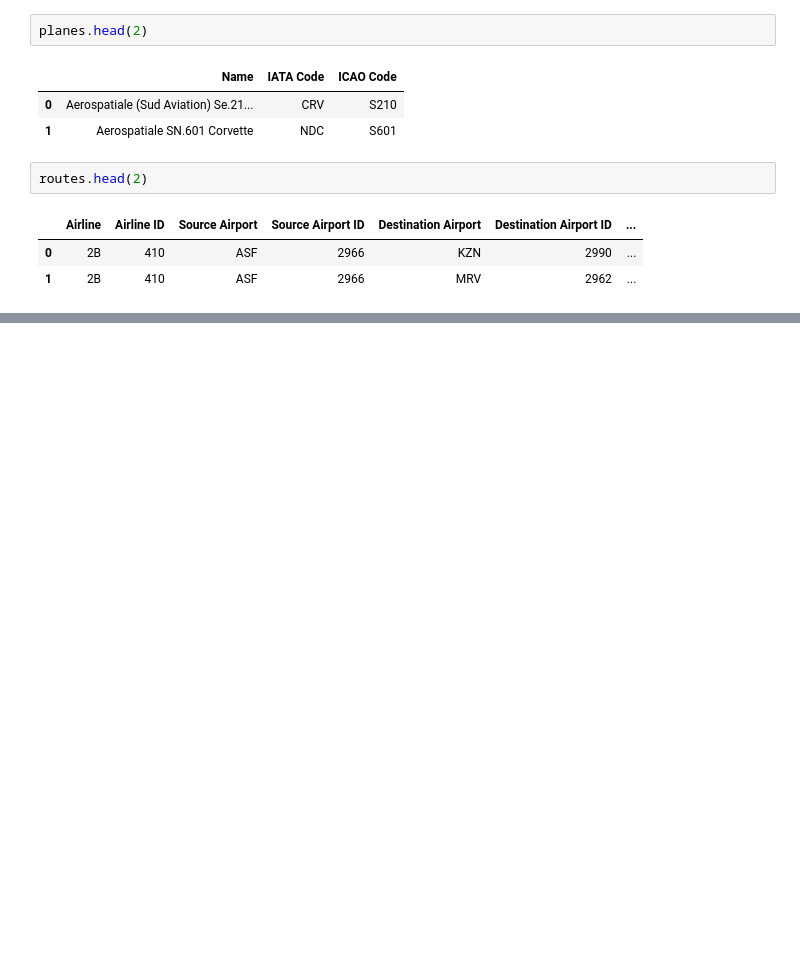
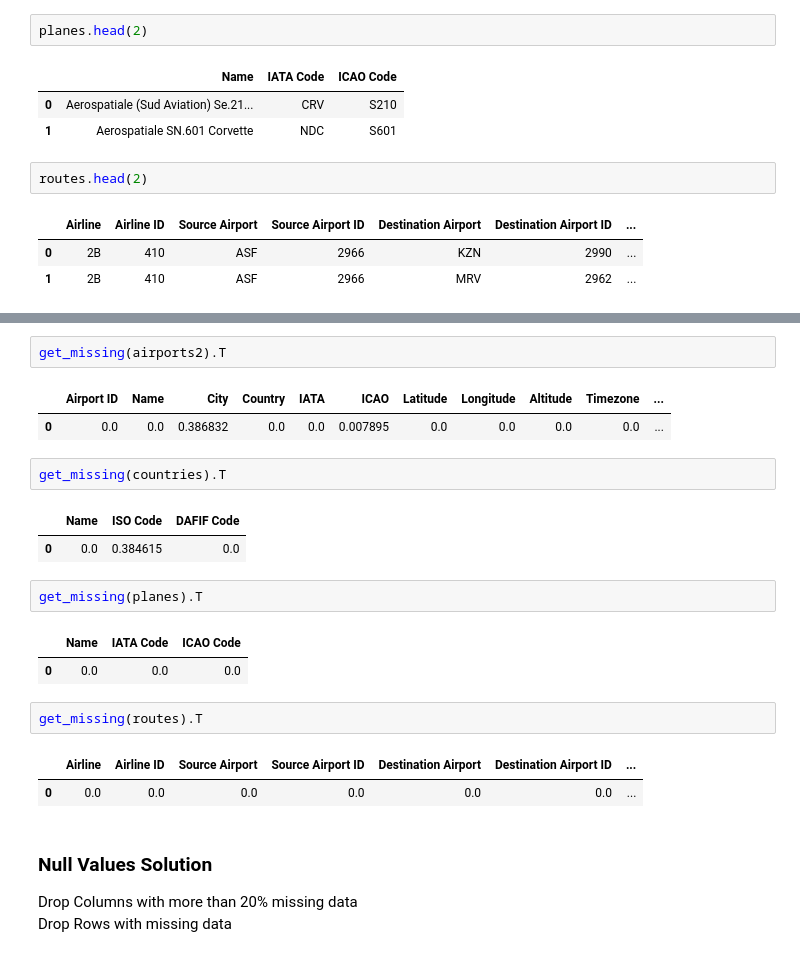
Before and after one commit to torchlightwizard/Data-Analysis-Flight-Travel, a Jupyter notebook: notebooks/preprocessing.ipynb, the cells around one changed output, grey strips where cells are left out. Cells and saved outputs as stored; diff of their text form; blank space fills up the shorter version.

```diff
--- a/notebooks/preprocessing.ipynb
+++ b/notebooks/preprocessing.ipynb
@@ -82,0 +132,24 @@ print(routes.shape)
+# %%
+get_missing(airports2).T
+# %% [output]
+|  | Airport ID | Name | City | Country | IATA | ICAO | Latitude | Longitude | Altitude | Timezone | ... |
+| 0 | 0.0 | 0.0 | 0.386832 | 0.0 | 0.0 | 0.007895 | 0.0 | 0.0 | 0.0 | 0.0 | ... |
+# %%
+get_missing(countries).T
+# %% [output]
+|  | Name | ISO Code | DAFIF Code |
+| 0 | 0.0 | 0.384615 | 0.0 |
+# %%
+get_missing(planes).T
+# %% [output]
+|  | Name | IATA Code | ICAO Code |
+| 0 | 0.0 | 0.0 | 0.0 |
+# %%
+get_missing(routes).T
+# %% [output]
+|  | Airline | Airline ID | Source Airport | Source Airport ID | Destination Airport | Destination Airport ID | ... |
+| 0 | 0.0 | 0.0 | 0.0 | 0.0 | 0.0 | 0.0 | ... |
+# %% [markdown]
+### Null Values Solution
+Drop Columns with more than 20% missing data<br>
+Drop Rows with missing data
```
Also changed, not shown: parts of 64 cells of this notebook, 2 other files.
